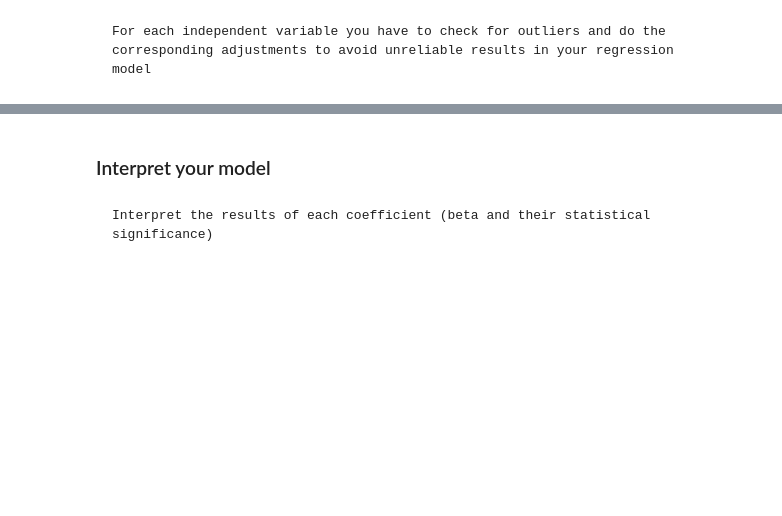
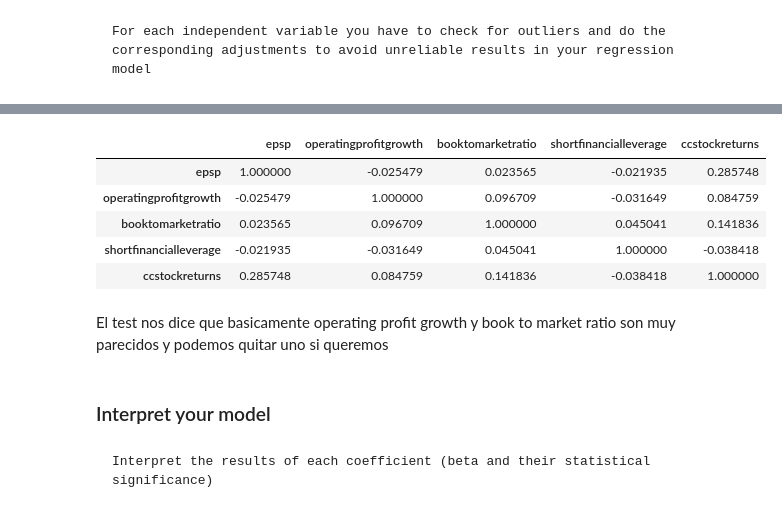
Before and after one commit to AlexReusC/Modulo-1-IA, a Jupyter notebook: portafolio.ipynb, the cells around one changed output, grey strips where cells are left out. Cells and saved outputs as stored; diff of their text form; code cells hidden in the pictures; blank space fills up the shorter version.

```diff
--- a/portafolio.ipynb
+++ b/portafolio.ipynb
@@ -759,20 +781,20 @@ df_manufacturing[["epsp", "operatingprofitgrowth", "booktomarketratio", "shortde
 	For each independent variable you have to check for outliers and do the corresponding adjustments to avoid unreliable results in your regression model
 # %%
 #winsorization
-quantile95, quantile05 = df_manufacturing["epsp"].quantile(.95),  df_manufacturing["epsp"].quantile(.05)
-df_manufacturing.loc[df_manufacturing["epsp"] > quantile95, "epsp"] = quantile95
-df_manufacturing.loc[df_manufacturing["epsp"] < quantile05, "epsp"] = quantile05
+quantile95, quantile05 = df_manufacturing_scaled["epsp"].quantile(.95),  df_manufacturing_scaled["epsp"].quantile(.05)
+df_manufacturing_scaled.loc[df_manufacturing_scaled["epsp"] > quantile95, "epsp"] = quantile95
+df_manufacturing_scaled.loc[df_manufacturing_scaled["epsp"] < quantile05, "epsp"] = quantile05
 
-quantile95, quantile05 = df_manufacturing["operatingprofitgrowth"].quantile(.95),  df_manufacturing["operatingprofitgrowth"].quantile(.05)
-df_manufacturing.loc[df_manufacturing["operatingprofitgrowth"] > quantile95, "operatingprofitgrowth"] = quantile95
-df_manufacturing.loc[df_manufacturing["operatingprofitgrowth"] < quantile05, "operatingprofitgrowth"] = quantile05
+quantile95, quantile05 = df_manufacturing_scaled["operatingprofitgrowth"].quantile(.95),  df_manufacturing_scaled["operatingprofitgrowth"].quantile(.05)
+df_manufacturing_scaled.loc[df_manufacturing_scaled["operatingprofitgrowth"] > quantile95, "operatingprofitgrowth"] = quantile95
+df_manufacturing_scaled.loc[df_manufacturing_scaled["operatingprofitgrowth"] < quantile05, "operatingprofitgrowth"] = quantile05
 
-quantile95, quantile05 = df_manufacturing["booktomarketratio"].quantile(.95),  df_manufacturing["booktomarketratio"].quantile(.05)
-df_manufacturing.loc[df_manufacturing["booktomarketratio"] > quantile95, "booktomarketratio"] = quantile95
-df_manufacturing.loc[df_manufacturing["booktomarketratio"] < quantile05, "booktomarketratio"] = quantile05
+quantile95, quantile05 = df_manufacturing_scaled["booktomarketratio"].quantile(.95),  df_manufacturing_scaled["booktomarketratio"].quantile(.05)
+df_manufacturing_scaled.loc[df_manufacturing_scaled["booktomarketratio"] > quantile95, "booktomarketratio"] = quantile95
+df_manufacturing_scaled.loc[df_manufacturing_scaled["booktomarketratio"] < quantile05, "booktomarketratio"] = quantile05
 
-quantile95, quantile05 = df_manufacturing["shortfinancialleverage"].quantile(.95),  df_manufacturing["shortfinancialleverage"].quantile(.05)
-df_manufacturing.loc[df_manufacturing["shortfinancialleverage"] > quantile95, "shortfinancialleverage"] = quantile95
-df_manufacturing.loc[df_manufacturing["shortfinancialleverage"] < quantile05, "shortfinancialleverage"] = quantile05
+quantile95, quantile05 = df_manufacturing_scaled["shortfinancialleverage"].quantile(.95),  df_manufacturing_scaled["shortfinancialleverage"].quantile(.05)
+df_manufacturing_scaled.loc[df_manufacturing_scaled["shortfinancialleverage"] > quantile95, "shortfinancialleverage"] = quantile95
+df_manufacturing_scaled.loc[df_manufacturing_scaled["shortfinancialleverage"] < quantile05, "shortfinancialleverage"] = quantile05
 # %% [markdown]
 	You must check for possible multicollinearity problems. Briefly explain what is multicollinearity, run and interpret the corresponding test
@@ -779,3 +803,14 @@ df_manufacturing.loc[df_manufacturing["shortfinancialleverage"] < quantile05, "s
+# %%
+df_manufacturing_scaled.corr()
+# %% [output]
+|  | epsp | operatingprofitgrowth | booktomarketratio | shortfinancialleverage | ccstockreturns |
+| epsp | 1.000000 | -0.025479 | 0.023565 | -0.021935 | 0.285748 |
+| operatingprofitgrowth | -0.025479 | 1.000000 | 0.096709 | -0.031649 | 0.084759 |
+| booktomarketratio | 0.023565 | 0.096709 | 1.000000 | 0.045041 | 0.141836 |
+| shortfinancialleverage | -0.021935 | -0.031649 | 0.045041 | 1.000000 | -0.038418 |
+| ccstockreturns | 0.285748 | 0.084759 | 0.141836 | -0.038418 | 1.000000 |
+# %% [markdown]
+El test nos dice que basicamente operating profit growth y book to market ratio son muy parecidos y podemos quitar uno si queremos
 # %% [markdown]
 ### Interpret your model
 # %% [markdown]
```
Also changed, not shown: parts of 9 cells of this notebook.
